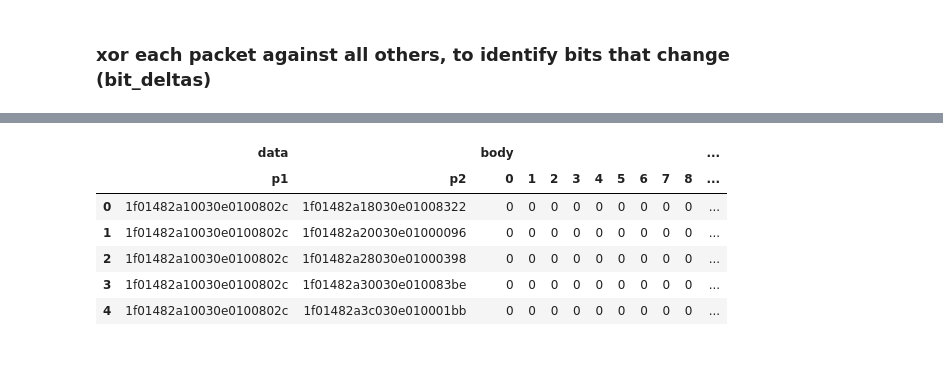
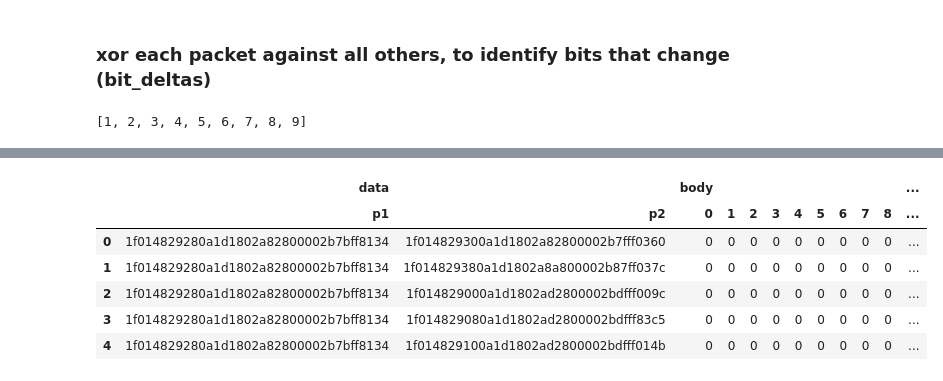
Before and after one commit to sarahspins/openomni, a Jupyter notebook: exploratory/bodycrc.ipynb, the cells around one changed output, grey strips where cells are left out. Saved outputs shown, nothing was run; the diff lists cells and outputs as text; code cells hidden in the pictures.

Commit message:
adding body checksum work

```diff
--- a/exploratory/bodycrc.ipynb
+++ b/exploratory/bodycrc.ipynb
@@ -28,7 +35,7 @@ def extract_byte(x, index):
             return None
     return x.map(byte_mapper)
 
-lines = open('all.txt', "rt").readlines()
+lines = open('packets.txt', "rt").readlines()
 column_order = ['timestamp', 'ID1', 'PTYPE', 'SEQ', 'ID2', 'CON', 'B9', 'BLEN', 'MTYPE', 'BODY', 'CRC']
 packets = pd.DataFrame(map(lambda x: parse(x), lines), columns=column_order).set_index('timestamp')
 packets.head()
@@ -81,11 +88,15 @@ packets['BLEN'].value_counts()
 Name: BLEN, dtype: int64
 # %% [markdown]
 ### xor each packet against all others, to identify bits that change (bit_deltas)
+# %%
+list(range(1,10))
+# %% [output]
+[1, 2, 3, 4, 5, 6, 7, 8, 9]
 # %%
 import itertools
 
 # Compare packets
-body_packets = packets.loc[packets['BLEN'] == 3]
+body_packets = packets.loc[packets['BLEN'] == 10]
 
 # Build raw packet data of everything after sequence, as sequence doesn't appear to
 # affect the crc
@@ -103,17 +114,15 @@ combinations = map(lambda x: xor_strings(x[0], x[1]), itertools.combinations(lis
 bit_deltas = pd.DataFrame(combinations)
 
 #
-crc_split_point = -16
+crc_split_point = 128
 bit_cols = list(range(0,len(combinations[0])-2))
 body_columns = map(lambda x: ('body', x), bit_cols[:crc_split_point])
 crc_columns = map(lambda x: ('crc', x), bit_cols[crc_split_point:])
 
 bit_deltas.columns = pd.MultiIndex.from_tuples([('data', 'p1'), ('data', 'p2')] + body_columns + crc_columns)
-bit_deltas['num_body_deltas'] = bit_deltas['body'].sum(axis=1)
-bit_deltas['num_crc_deltas'] = bit_deltas['crc'].sum(axis=1)
+bit_deltas['num_body_deltas'] = split_bit_deltas['body'].sum(axis=1)
+bit_deltas['num_crc_deltas'] = split_bit_deltas['crc'].sum(axis=1)
 
-# Yes, this is unwieldy, but necessary to be able to scan columns visually
-pd.options.display.max_columns = 200
 bit_deltas.head()
 # %% [output]
 timestamp
@@ -125,9 +134,9 @@ timestamp
 dtype: object
 |  | data |  | body |  |  |  |  |  |  |  |  | ... |
 |  | p1 | p2 | 0 | 1 | 2 | 3 | 4 | 5 | 6 | 7 | 8 | ... |
-| 0 | 1f01482a10030e0100802c | 1f01482a18030e01008322 | 0 | 0 | 0 | 0 | 0 | 0 | 0 | 0 | 0 | ... |
-| 1 | 1f01482a10030e0100802c | 1f01482a20030e01000096 | 0 | 0 | 0 | 0 | 0 | 0 | 0 | 0 | 0 | ... |
-| 2 | 1f01482a10030e0100802c | 1f01482a28030e01000398 | 0 | 0 | 0 | 0 | 0 | 0 | 0 | 0 | 0 | ... |
-| 3 | 1f01482a10030e0100802c | 1f01482a30030e010083be | 0 | 0 | 0 | 0 | 0 | 0 | 0 | 0 | 0 | ... |
-| 4 | 1f01482a10030e0100802c | 1f01482a3c030e010001bb | 0 | 0 | 0 | 0 | 0 | 0 | 0 | 0 | 0 | ... |
+| 0 | 1f014829280a1d1802a82800002b7bff8134 | 1f014829300a1d1802a82800002b7fff0360 | 0 | 0 | 0 | 0 | 0 | 0 | 0 | 0 | 0 | ... |
+| 1 | 1f014829280a1d1802a82800002b7bff8134 | 1f014829380a1d1802a8a800002b87ff037c | 0 | 0 | 0 | 0 | 0 | 0 | 0 | 0 | 0 | ... |
+| 2 | 1f014829280a1d1802a82800002b7bff8134 | 1f014829000a1d1802ad2800002bdfff009c | 0 | 0 | 0 | 0 | 0 | 0 | 0 | 0 | 0 | ... |
+| 3 | 1f014829280a1d1802a82800002b7bff8134 | 1f014829080a1d1802ad2800002bdfff83c5 | 0 | 0 | 0 | 0 | 0 | 0 | 0 | 0 | 0 | ... |
+| 4 | 1f014829280a1d1802a82800002b7bff8134 | 1f014829100a1d1802ad2800002bdfff014b | 0 | 0 | 0 | 0 | 0 | 0 | 0 | 0 | 0 | ... |
 # %%
```
Also changed, not shown: parts of 5 cells of this notebook.
